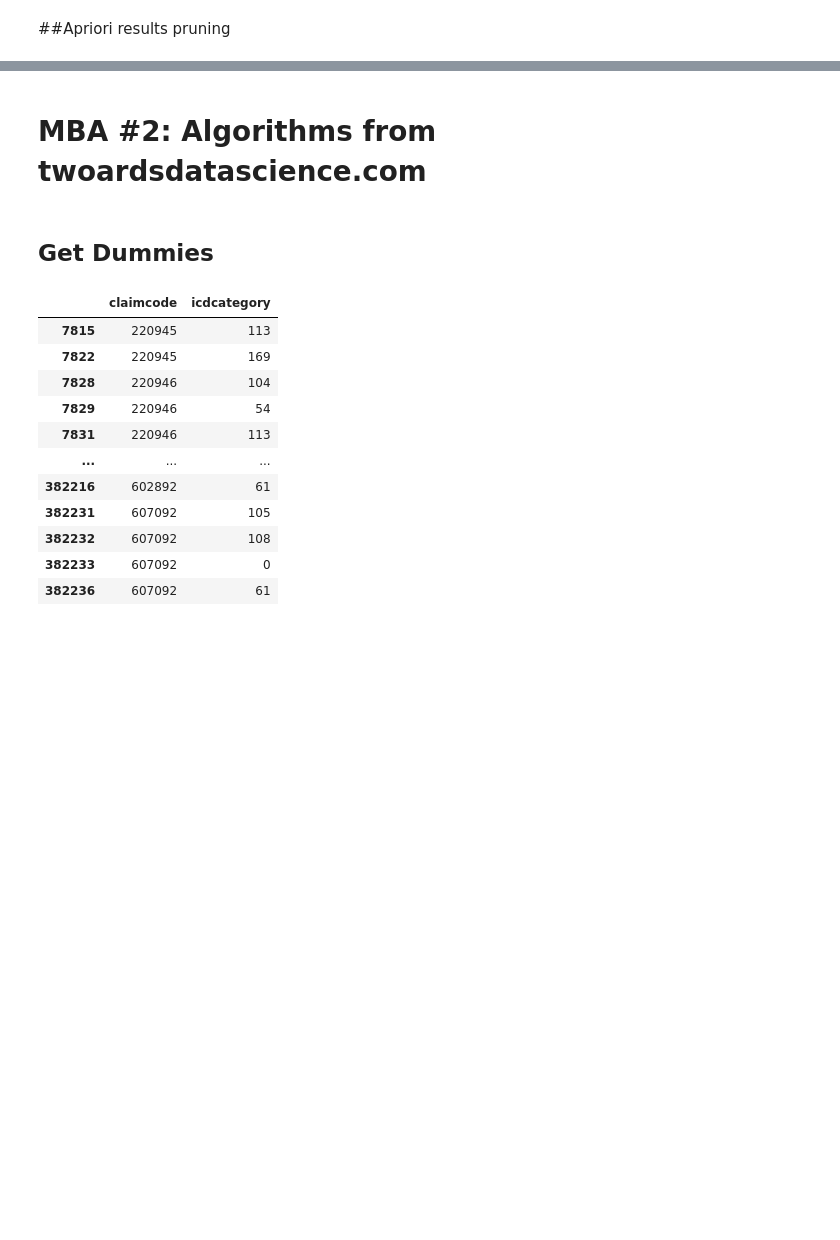
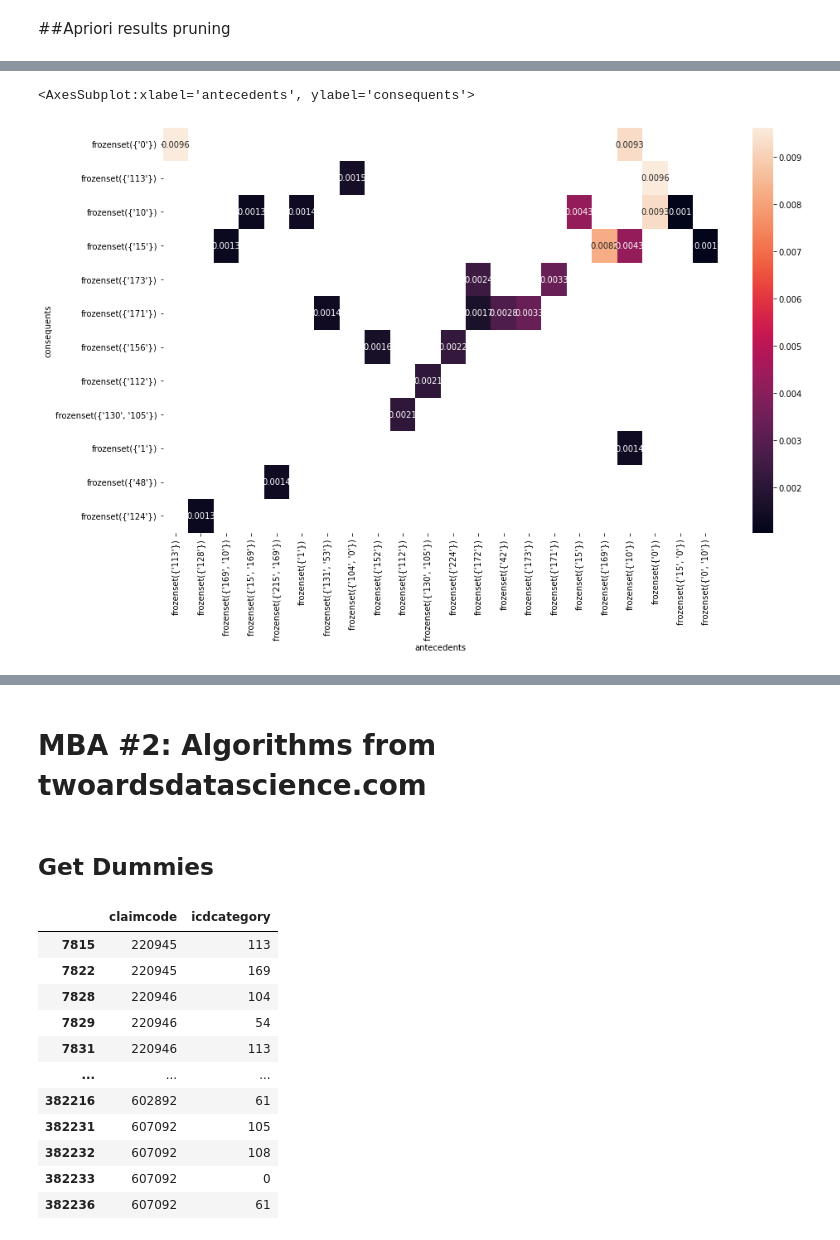
Before and after one commit to dgalian/FTW_B7, a Jupyter notebook: Capstone/Capstone_MBA_v2.ipynb, the cells around one changed output, grey strips where cells are left out. Saved outputs shown, nothing was run; the diff lists cells and outputs as text; code cells hidden in the pictures; blank space fills up the shorter version.

```diff
--- a/Capstone/Capstone_MBA_v2.ipynb
+++ b/Capstone/Capstone_MBA_v2.ipynb
@@ -346,0 +306,14 @@ rules
+# %%
+from mlxtend.frequent_patterns import association_rules
+
+# Get frequent item sets with minimum support 0.001
+frequent_itemsets1 = apriori(onehot,
+                            min_support = 0.001,
+                            max_len = 3,
+                            use_colnames = True).sort_values('support',ascending=False)
+frequent_itemsets['length'] = frequent_itemsets['itemsets'].apply(lambda x: len(x))
+
+rules_1 = association_rules(frequent_itemsets1,
+                          metric = "confidence",
+                         	min_threshold = 0.65).sort_values('confidence',ascending=False)
+rules_1
@@ -346,0 +349,9 @@ rules
+# %%
+# Define a new zhang's metric function
+def zhangs_rule(rules):
+	PAB = rules['support'].copy()
+	PA = rules['antecedent support'].copy()
+	PB = rules['consequent support'].copy()
+	NUMERATOR = PAB - PA*PB
+	DENOMINATOR = np.max((PAB*(1-PA).values,PA*(PB-PAB).values), axis = 0)
+	return NUMERATOR / DENOMINATOR
@@ -346,0 +399,13 @@ rules
+# %%
+# Recover association rules using a minium support threshold of 0.01
+rules_3 = association_rules(frequent_itemsets, metric = 'support', min_threshold = 0.001)
+rules_3['zhang'] = zhangs_rule(rules_3)
+
+# Apply metric thresholds
+rules_3 = rules_3[(rules_3['antecedent support'] > 0.002) &
+                       (rules_3['consequent support'] > 0.01) &
+                       (rules_3['lift'] > 2.50) &
+                       (rules_3['zhang'] > 0.80)]
+
+# Print remaining rule
+rules_3.sort_values('support',ascending=False)
@@ -346,0 +430,8 @@ rules
+# %%
+support_table = rules_3.pivot(index='consequents', columns='antecedents', values='support')
+
+plt.figure(figsize=(15,9))
+sns.heatmap(support_table,annot=True)
+# %% [output]
+<AxesSubplot:xlabel='antecedents', ylabel='consequents'>
+[figure, added]
```
Also changed, not shown: parts of 20 cells of this notebook.
